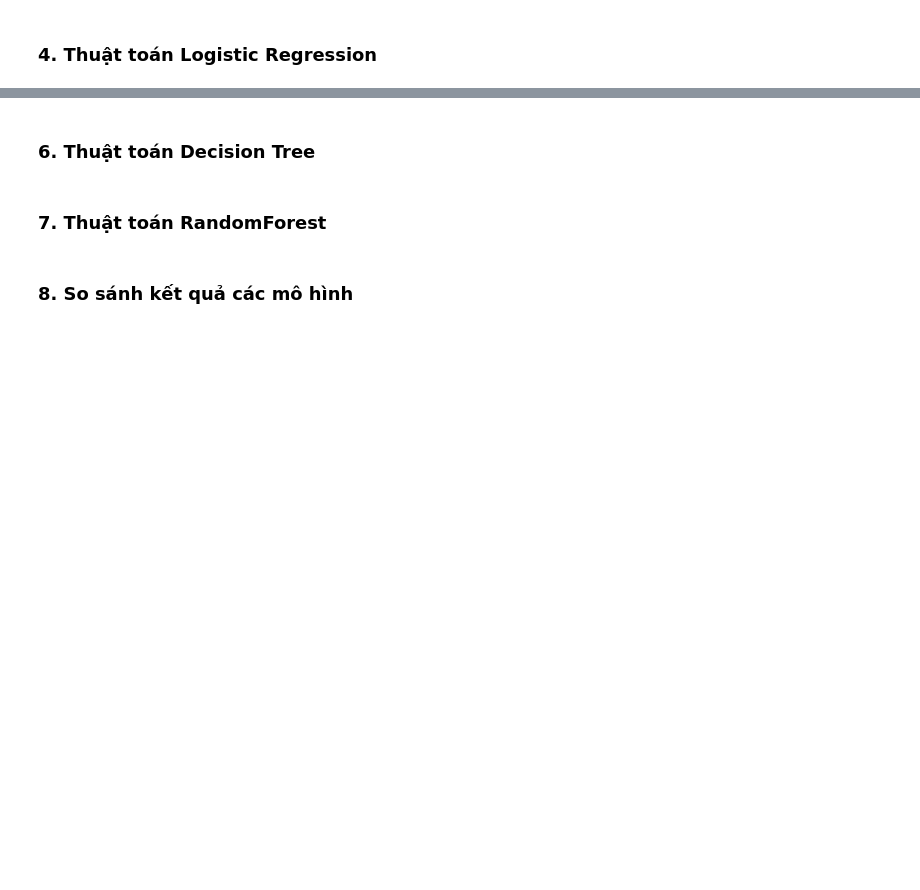
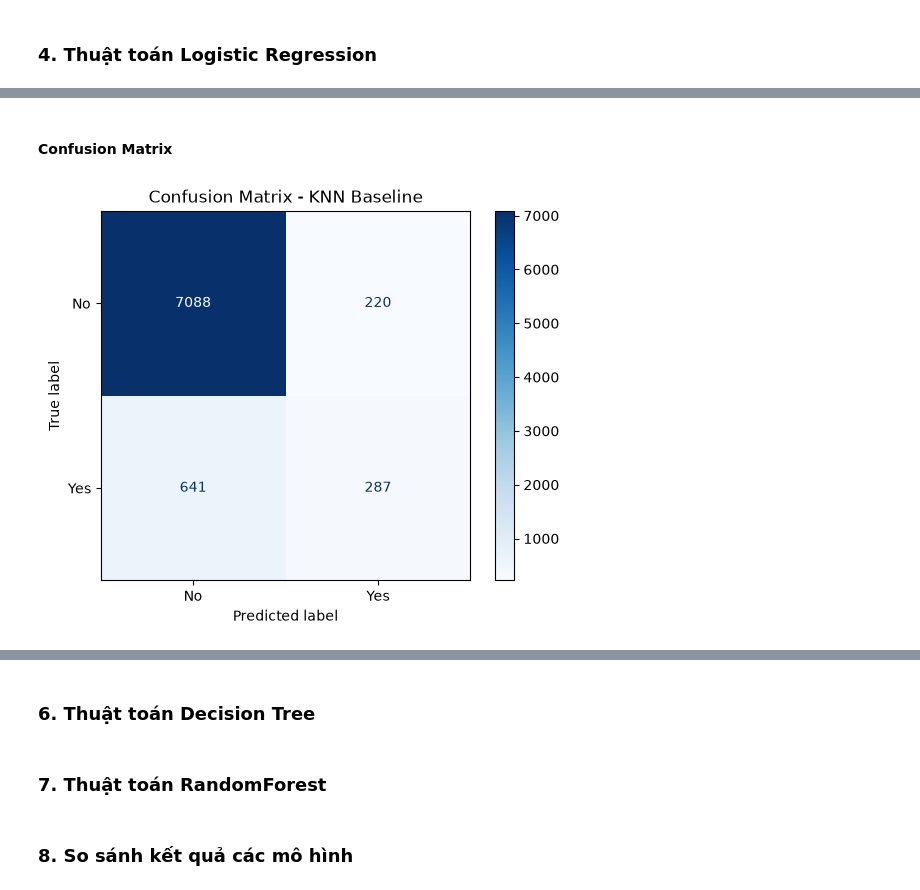
Before and after one commit to QuiBao47/MayHoc_Nhom, a Jupyter notebook: Đồ án cuối kỳ/Bank_Marketing.ipynb, the cells around one changed output, grey strips where cells are left out. Cells and saved outputs as stored; diff of their text form; code cells hidden in the pictures; blank space fills up the shorter version.

```diff
--- a/Đồ án cuối kỳ/Bank_Marketing.ipynb
+++ b/Đồ án cuối kỳ/Bank_Marketing.ipynb
@@ -162,0 +169,13 @@ Name: proportion, dtype: float64
+# %%
+from sklearn.neighbors import KNeighborsClassifier
+
+# Khởi tạo mô hình KNN baseline
+knn = KNeighborsClassifier(
+    n_neighbors=5,
+    metric="euclidean"
+)
+
+# Huấn luyện mô hình
+knn.fit(X_train, y_train)
+
+print("Đã huấn luyện KNN baseline thành công!")
@@ -162,0 +190,9 @@ Name: proportion, dtype: float64
+# %%
+# Dự đoán nhãn
+y_pred_knn = knn.predict(X_test)
+
+# Xác suất dự đoán lớp 1
+y_prob_knn = knn.predict_proba(X_test)[:, 1]
+
+print("10 kết quả dự đoán đầu tiên:")
+print(y_pred_knn[:10])
@@ -162,0 +253,16 @@ Name: proportion, dtype: float64
+# %% [markdown]
+#### Confusion Matrix
+# %%
+from sklearn.metrics import ConfusionMatrixDisplay
+
+ConfusionMatrixDisplay.from_predictions(
+    y_test,
+    y_pred_knn,
+    display_labels=["No", "Yes"],
+    cmap="Blues"
+)
+
+plt.title("Confusion Matrix - KNN Baseline")
+plt.show()
+# %% [output]
+[figure, added]
```
Also changed, not shown: parts of 9 cells of this notebook.
